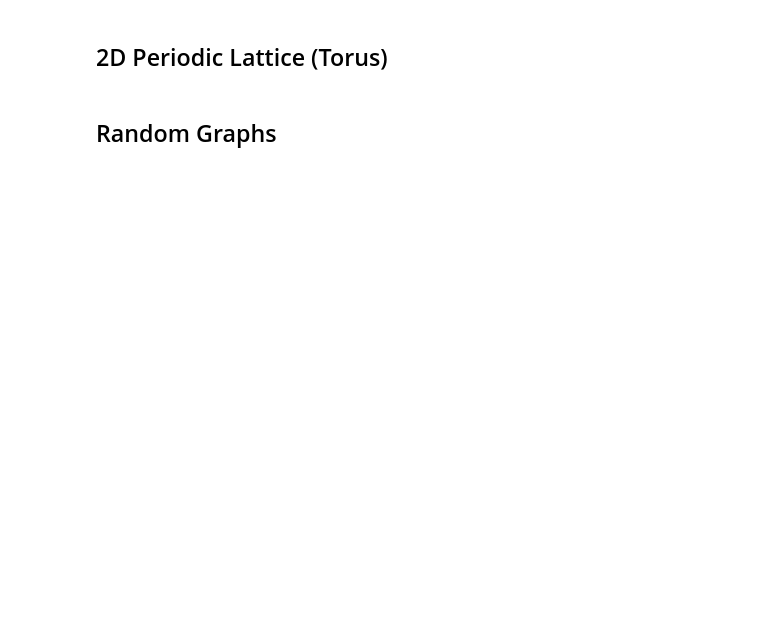
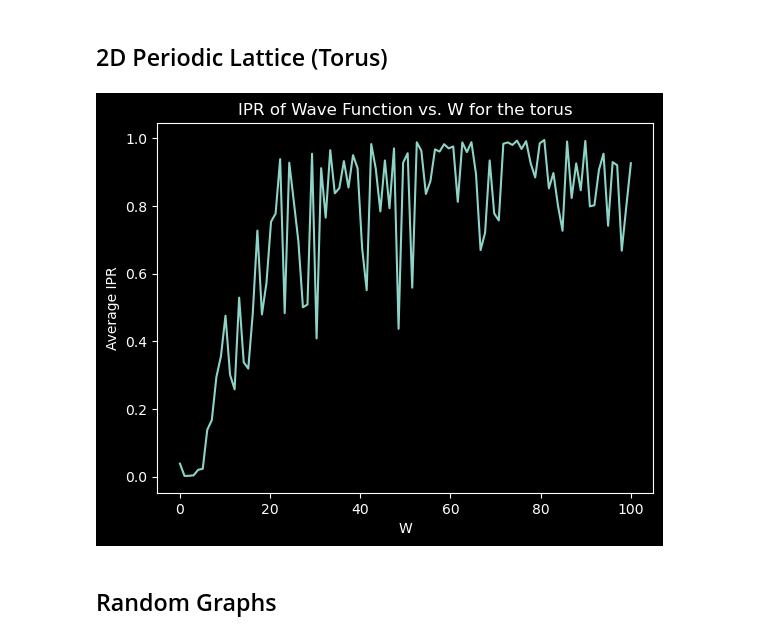
Before and after one commit to ravikoka/qgraph, a Jupyter notebook: analysis.ipynb, the cells around one changed output. Cells and saved outputs as stored; diff of their text form; code cells hidden in the pictures; blank space fills up the shorter version.

```diff
--- a/analysis.ipynb
+++ b/analysis.ipynb
@@ -91,4 +104,9 @@ saving animation to plots/random_graph_animation_n_100_tmax_40_W_1_p_0.03.gif
 # %% [markdown]
 ## 2D Periodic Lattice (Torus)
+# %%
+torus = nx.grid_graph(dim=[30, 30], periodic=True)
+plot_ipr_vs_W(graph=torus, time=100, site_num=400, t_hop=1, W_max=100, num_trials=2, graph_name='torus')
+# %% [output]
+[figure, added]
 # %% [markdown]
 ## Random Graphs
```
Also changed, not shown: parts of 5 cells of this notebook, 1 other file.
